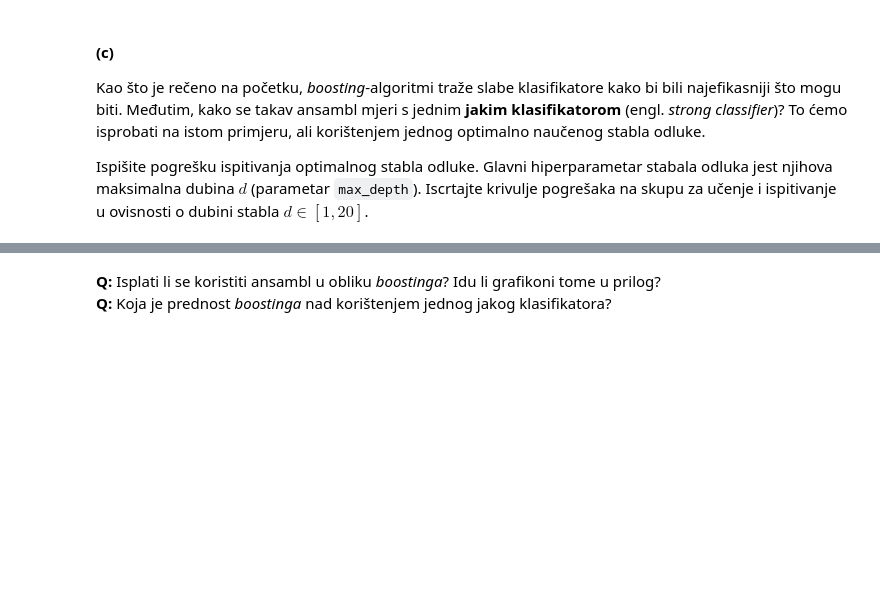
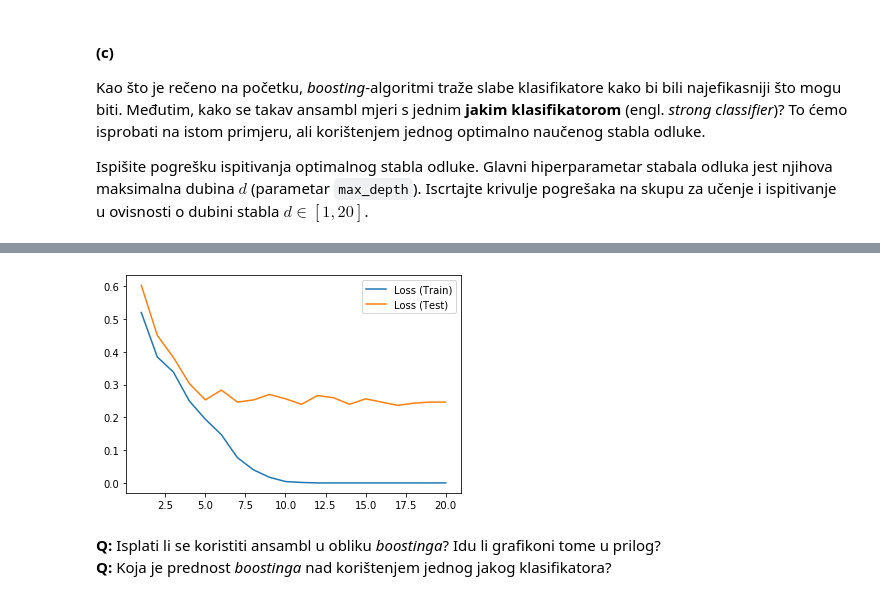
Before and after one commit to aj50009/su, a Jupyter notebook: SU-2019-LAB04-0036500097.ipynb, the cells around one changed output, grey strips where cells are left out. Cells and saved outputs as stored; diff of their text form; code cells hidden in the pictures; blank space fills up the shorter version.

```diff
--- a/SU-2019-LAB04-0036500097.ipynb
+++ b/SU-2019-LAB04-0036500097.ipynb
@@ -134,0 +133,4 @@ from sklearn.metrics import zero_one_loss
+# %%
+# Vaš kôd ovdje
+dtc = DecisionTreeClassifier(max_depth = None, random_state = 69).fit(X_bag_train, y_bag_train)
+print('Loss: ' + str(100 * zero_one_loss(y_bag_test, dtc.predict(X_bag_test))) + '%')
@@ -198,0 +235,13 @@ Ispišite pogrešku ispitivanja optimalnog stabla odluke. Glavni hiperparametar
+# %%
+# Vaš kôd ovdje
+loss_train = []
+loss_test = []
+for d in range(1, 21):
+    dtc = DecisionTreeClassifier(max_depth = d).fit(X_boost_train, y_boost_train)
+    loss_train.append(zero_one_loss(y_boost_train, dtc.predict(X_boost_train)))
+    loss_test.append(zero_one_loss(y_boost_test, dtc.predict(X_boost_test)))
+plt.plot(range(1, 21), loss_train, label = 'Loss (Train)')
+plt.plot(range(1, 21), loss_test, label = 'Loss (Test)')
+_ = plt.legend()
+print('Loss: ' + str(100 * np.min(loss_test)) + '% (for d = ' + str(np.argmin(loss_test) + 1) + ')')
+# %% [output]
@@ -199,3 +249,4 @@ Ispišite pogrešku ispitivanja optimalnog stabla odluke. Glavni hiperparametar
+[figure, added]
 # %% [markdown]
 **Q:** Isplati li se koristiti ansambl u obliku *boostinga*? Idu li grafikoni tome u prilog?<br>
 **Q:** Koja je prednost *boostinga* nad korištenjem jednog jakog klasifikatora?
```
Also changed, not shown: parts of 33 cells of this notebook.
